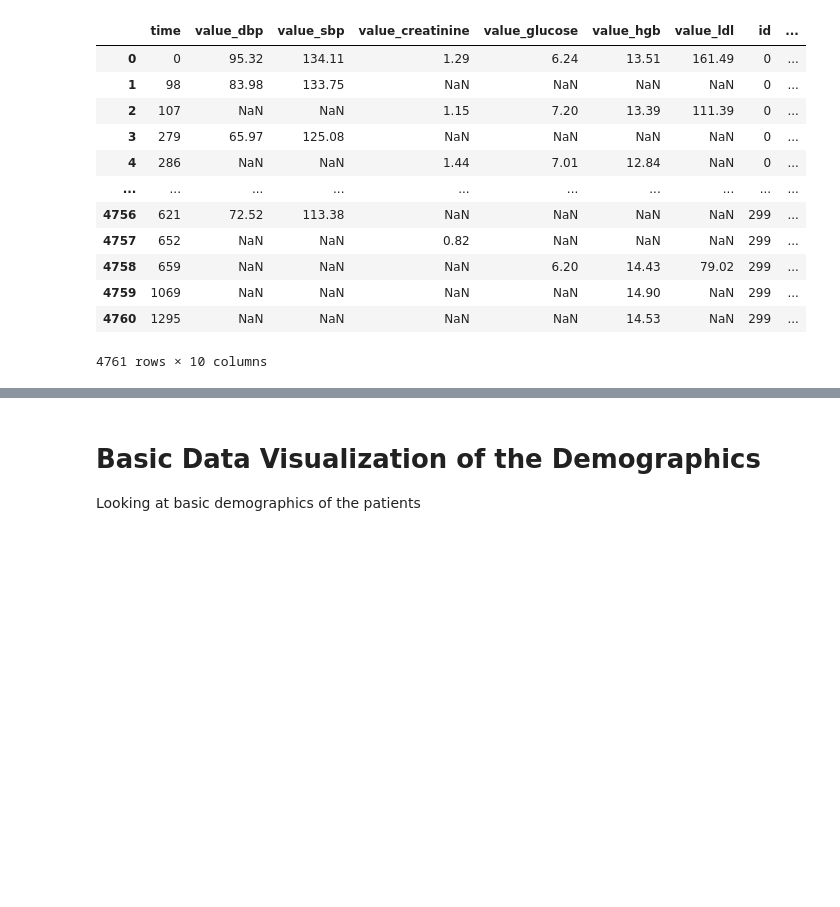
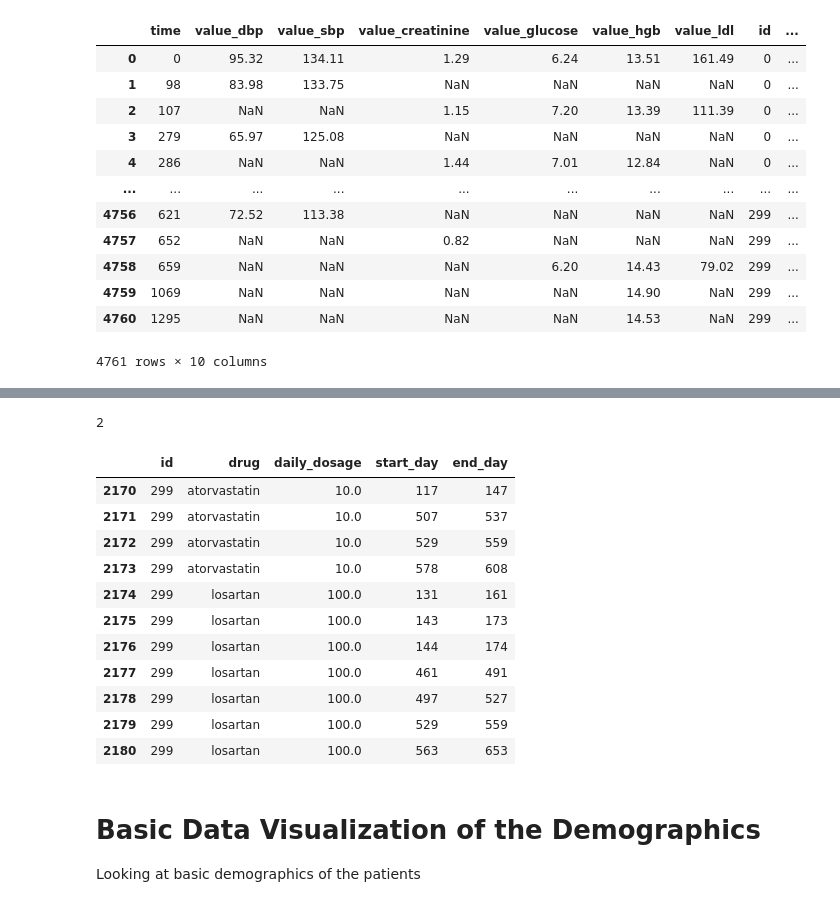
Before and after one commit to choikwun/ckd_assignment, a Jupyter notebook: ckd.ipynb, the cells around one changed output, grey strips where cells are left out. Cells and saved outputs as stored; diff of their text form; code cells hidden in the pictures; blank space fills up the shorter version.

```diff
--- a/ckd.ipynb
+++ b/ckd.ipynb
@@ -193,3 +184,22 @@ demo_stage
+# %%
+len(meds[meds['id'] == 299]['drug'].unique())
+# %% [output]
+2
+# %%
+meds[meds['id'] == 299]
+# %% [output]
+|  | id | drug | daily_dosage | start_day | end_day |
+| 2170 | 299 | atorvastatin | 10.0 | 117 | 147 |
+| 2171 | 299 | atorvastatin | 10.0 | 507 | 537 |
+| 2172 | 299 | atorvastatin | 10.0 | 529 | 559 |
+| 2173 | 299 | atorvastatin | 10.0 | 578 | 608 |
+| 2174 | 299 | losartan | 100.0 | 131 | 161 |
+| 2175 | 299 | losartan | 100.0 | 143 | 173 |
+| 2176 | 299 | losartan | 100.0 | 144 | 174 |
+| 2177 | 299 | losartan | 100.0 | 461 | 491 |
+| 2178 | 299 | losartan | 100.0 | 497 | 527 |
+| 2179 | 299 | losartan | 100.0 | 529 | 559 |
+| 2180 | 299 | losartan | 100.0 | 563 | 653 |
 # %% [markdown]
 # Basic Data Visualization of the Demographics
 Looking at basic demographics of the patients
```
Also changed, not shown: parts of 14 cells of this notebook.
